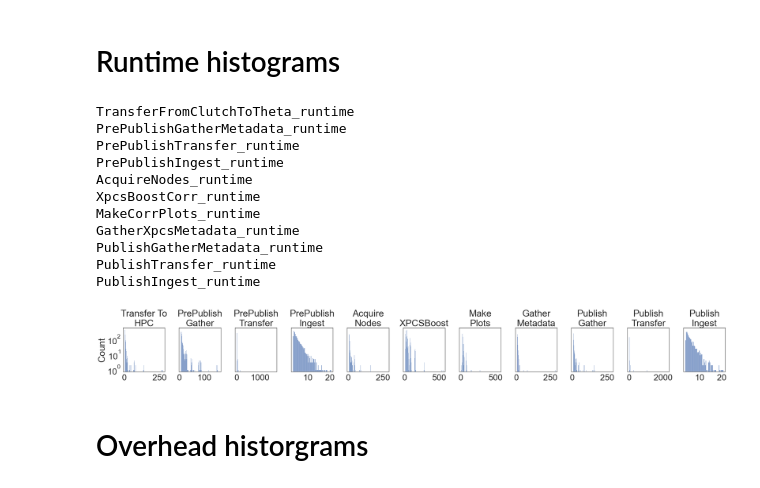
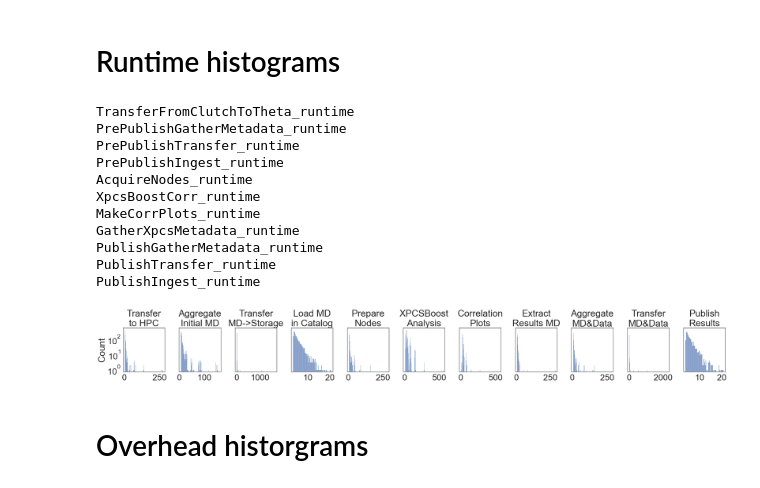
Before and after one commit to globus-labs/gladier-plots, a Jupyter notebook: gladier-figures.ipynb, the cells around one changed output. Drawn from its saved outputs; the diff is of its cells as text; code cells hidden in the pictures.

```diff
--- a/gladier-figures.ipynb
+++ b/gladier-figures.ipynb
@@ -307,50 +307,50 @@ df['experiment'] = 'xpcs'
 #     plt.savefig(f'xpcs_{coln.lower()}.png')
 #     plt.show()
 # %%
-hist_labels = {'TransferFromClutchToTheta': 'Transfer To\nHPC',
-         'PrePublishGatherMetadata': 'PrePublish\nGather',
-         'PrePublishTransfer': 'PrePublish\nTransfer',
-         'PrePublishIngest': 'PrePublish\nIngest',
-         'AcquireNodes': 'Acquire\nNodes',
-         'XpcsBoostCorr': 'XPCSBoost',
-         'MakeCorrPlots': 'Make\nPlots',
-         'GatherXpcsMetadata': 'Gather\nMetadata',
-         'PublishGatherMetadata': 'Publish\nGather',
-         'PublishTransfer': 'Publish\nTransfer',
-         'PublishIngest': 'Publish\nIngest'}
+hist_labels = {'TransferFromClutchToTheta': 'Transfer\nto HPC',
+         'PrePublishGatherMetadata': 'Aggregate\nInitial MD',
+         'PrePublishTransfer': 'Transfer\nMD->Storage',
+         'PrePublishIngest': 'Load MD\nin Catalog',
+         'AcquireNodes': 'Prepare\nNodes',
+         'XpcsBoostCorr': 'XPCSBoost\nAnalysis',
+         'MakeCorrPlots': 'Correlation\nPlots',
+         'GatherXpcsMetadata': 'Extract\nResults MD',
+         'PublishGatherMetadata': 'Aggregate\nMD&Data',
+         'PublishTransfer': 'Transfer\nMD&Data',
+         'PublishIngest': 'Publish\nResults'}
 
 cols = df.columns[df.columns.str.contains(pat = '_runtime') & ~df.columns.str.contains(pat = 'flow_runtime')]
 
 df2 = df[cols[0]]
 
 sns.set(font_scale=3, style='white')
 fig, axs = plt.subplots(ncols=11, sharey=True, sharex=False, figsize=(35,5), )
 i = 0
 for coln in cols:
     df2 = df[coln]
     print(coln)
     ax = sns.histplot(data=df2, ax=axs[i])
     ax.set_title(hist_labels[coln.replace("_runtime","")])
     ax.set_xlabel(None)
     i+=1
     ax.set_yscale("log")
     plt.tight_layout()
 plt.savefig(f'xpcs_runtime_hists.png')
 
 plt.show()
 # %% [output]
 TransferFromClutchToTheta_runtime
 PrePublishGatherMetadata_runtime
 PrePublishTransfer_runtime
 PrePublishIngest_runtime
 AcquireNodes_runtime
 XpcsBoostCorr_runtime
 MakeCorrPlots_runtime
 GatherXpcsMetadata_runtime
 PublishGatherMetadata_runtime
 PublishTransfer_runtime
 PublishIngest_runtime
-[figure, old version]
+[figure, new version]
 # %% [markdown]
 # Overhead historgrams
 # %%
```
Also changed, not shown: parts of 11 cells of this notebook.
